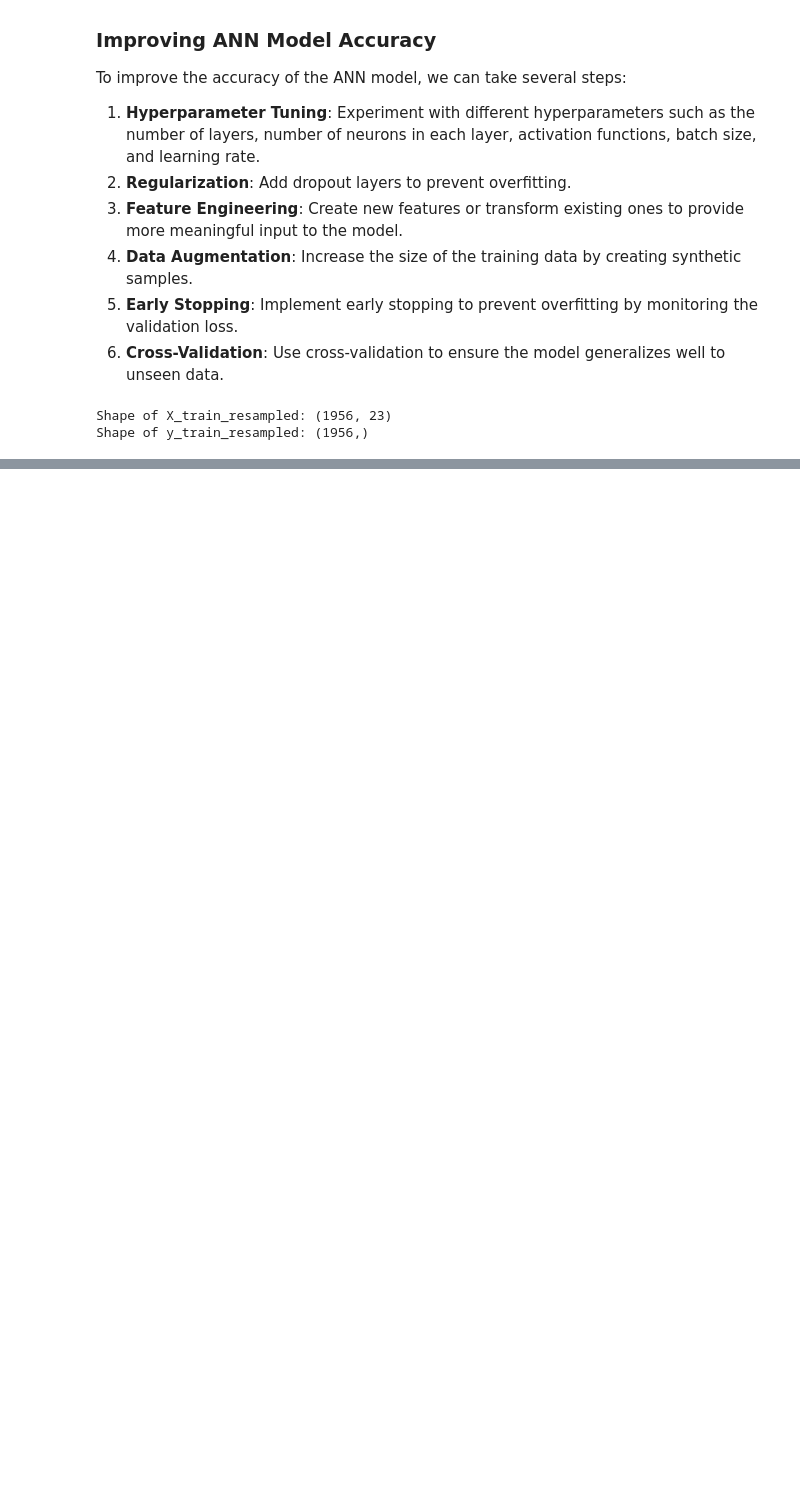
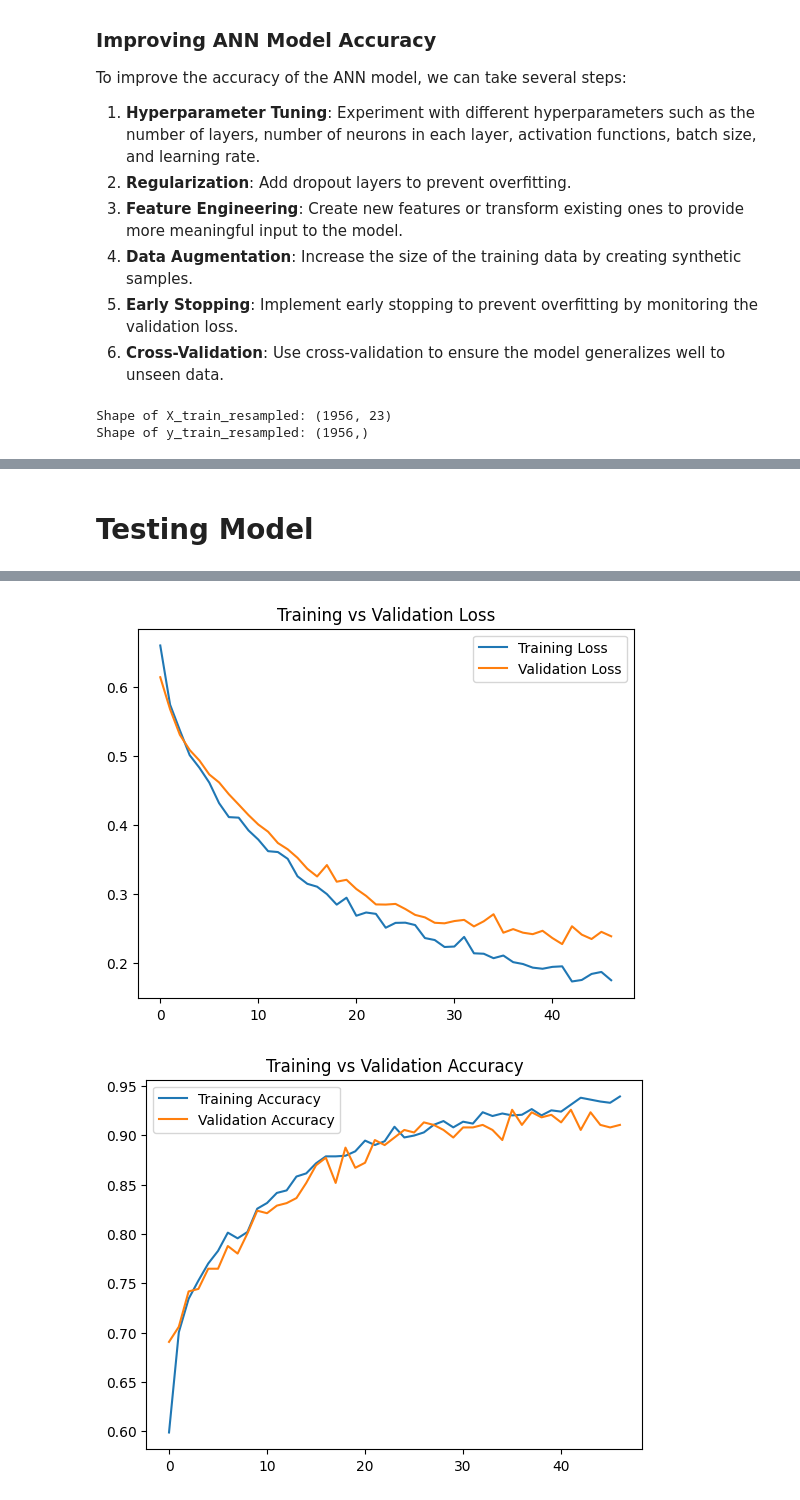
Before and after one commit to KiruluVidhumina/EmployeeAttritionAI, a Jupyter notebook: notebooks/employee_attrition_prediction.ipynb, the cells around one changed output, grey strips where cells are left out. Cells and saved outputs as stored; diff of their text form; code cells hidden in the pictures; blank space fills up the shorter version.

Commit message:
testing ann model

```diff
--- a/notebooks/employee_attrition_prediction.ipynb
+++ b/notebooks/employee_attrition_prediction.ipynb
@@ -634,0 +637,30 @@ Fold 5 - Validation Loss: 0.3228282630443573, Validation Accuracy: 0.89002555608
+# %% [markdown]
+# Testing Model
+# %%
+# Select only numerical features for test data
+X_test_num = X_test[numerical_features]
+
+# Convert test data to float32
+X_test_num = X_test_num.astype('float32')
+
+# Scale the test data
+X_test_num_scaled = scaler.transform(X_test_num)
+
+# Evaluate the model on test data
+test_loss, test_acc = model.evaluate(X_test_num_scaled, y_test)
+print(f"Test Loss: {test_loss}, Test Accuracy: {test_acc}")
+
+# Plot training and validation loss
+plt.plot(history.history['loss'], label='Training Loss')
+plt.plot(history.history['val_loss'], label='Validation Loss')
+plt.legend()
+plt.title('Training vs Validation Loss')
+plt.show()
+
+# Plot training and validation accuracy
+plt.plot(history.history['accuracy'], label='Training Accuracy')
+plt.plot(history.history['val_accuracy'], label='Validation Accuracy')
+plt.legend()
+plt.title('Training vs Validation Accuracy')
+plt.show()
+# %% [output]
@@ -634,0 +669,2 @@ Fold 5 - Validation Loss: 0.3228282630443573, Validation Accuracy: 0.89002555608
+[figure, added]
+[figure, added]
```
Also changed, not shown: parts of 7 cells of this notebook.
